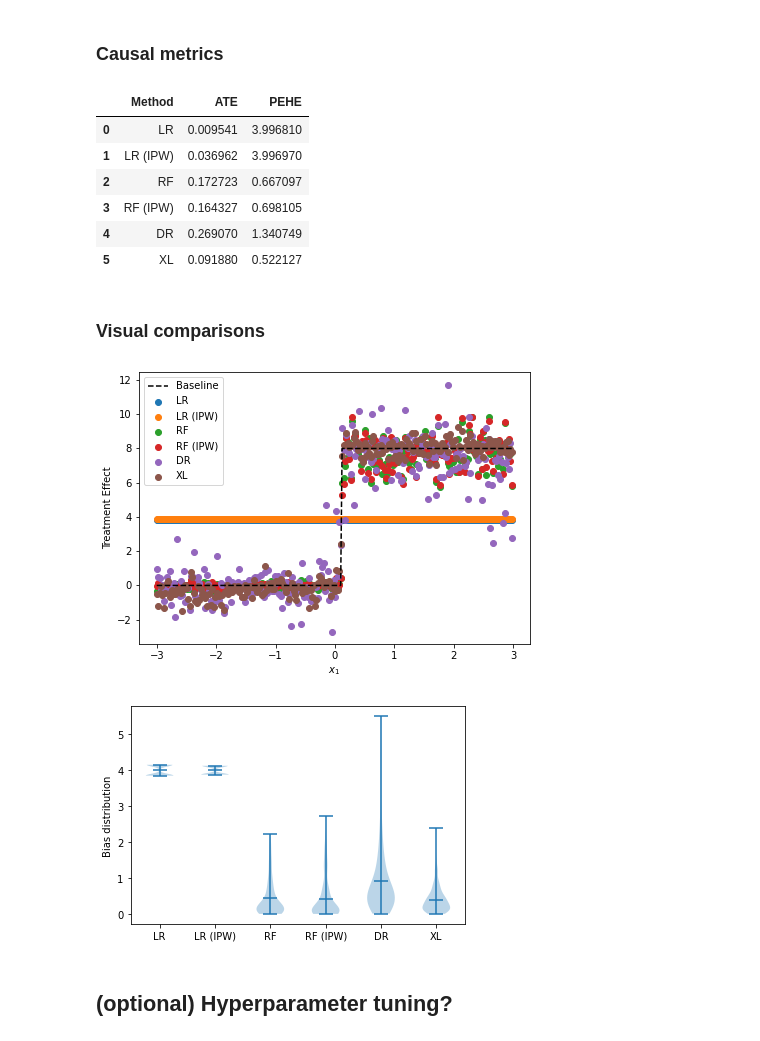
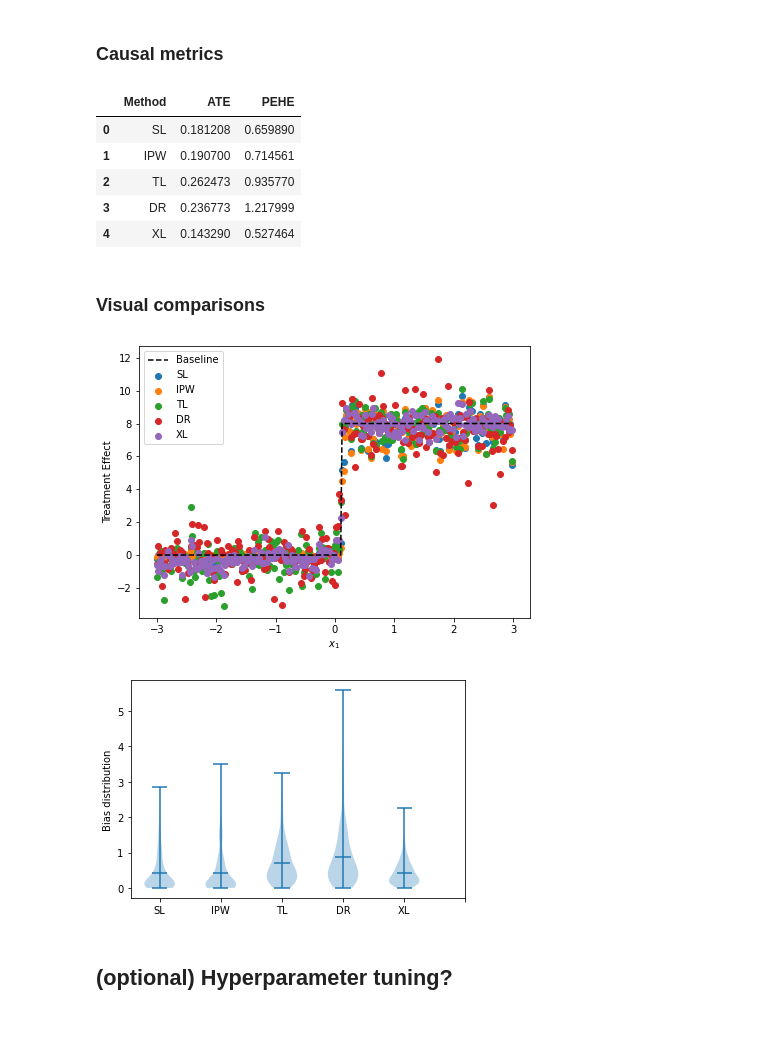
Before and after one commit to misoc-mml/ncrm-causality-2022, a Jupyter notebook: labs/part_2/Tutorial_Synth.ipynb, the cells around one changed output. Saved outputs shown, nothing was run; the diff lists cells and outputs as text; code cells hidden in the pictures.

```diff
--- a/labs/part_2/Tutorial_Synth.ipynb
+++ b/labs/part_2/Tutorial_Synth.ipynb
@@ -355,12 +446,6 @@ weights = get_ps_weights(ex_rf, X_train, t_train)
 rf_ipw = RandomForestRegressor()
 rf_ipw.fit(Xt_train, y_train, sample_weight=weights)
 
-# Predict Y_0 given [X, 0]
-y0_pred = rf_ipw.predict(Xt0_test)
-
-# Predict Y_1 given [X, 1]
-y1_pred = rf_ipw.predict(Xt1_test)
-
-# CATE = Y_1 - Y_0
-rf_ipw_te = y1_pred - y0_pred
+ipw_cate_train = rf_ipw.predict(Xt1_train) - rf_ipw.predict(Xt0_train)
+ipw_cate_test = rf_ipw.predict(Xt1_test) - rf_ipw.predict(Xt0_test)
 # %%
@@ -374,0 +473,7 @@ print(rf_ipw_pehe)
+# %%
+tl = TLearner(models=RandomForestRegressor())
+
+tl.fit(y_train, t_train, X=X_train)
+
+tl_cate_train = tl.effect(X_train)
+tl_cate_test = tl.effect(X_test)
@@ -382,7 +505,8 @@ print(rf_ipw_pehe)
 dr = DRLearner(model_propensity=RandomForestClassifier(), model_regression=RandomForestRegressor(), model_final=RandomForestRegressor(), cv=5)
 dr.fit(y_train, t_train, X=X_train)
 
-dr_te = dr.effect(X_test)
+dr_cate_train = dr.effect(X_train)
+dr_cate_test = dr.effect(X_test)
 # %% [output]
 Function get_feature_names is deprecated; get_feature_names is deprecated in 1.0 and will be removed in 1.2. Please use get_feature_names_out instead.
 # %%
@@ -458,7 +589,8 @@ We continue with random forests here by providing the X-learner with RF regresso
 xl = XLearner(models=RandomForestRegressor(), propensity_model=RandomForestClassifier())
 xl.fit(y_train, t_train, X=X_train)
 
-xl_te = xl.effect(X_test)
+xl_cate_train = xl.effect(X_train)
+xl_cate_test = xl.effect(X_test)
 # %% [output]
 Function get_feature_names is deprecated; get_feature_names is deprecated in 1.0 and will be removed in 1.2. Please use get_feature_names_out instead.
 # %%
@@ -480,10 +649,9 @@ We will examine our estimators' performance from different perspectives:
 ### Causal metrics
 # %%
 results = []
-results.append(['LR', lr_ate, lr_pehe])
-results.append(['LR (IPW)', lr_ipw_ate, lr_ipw_pehe])
-results.append(['RF', rf_ate, rf_pehe])
-results.append(['RF (IPW)', rf_ipw_ate, rf_ipw_pehe])
+results.append(['SL', sl_ate, sl_pehe])
+results.append(['IPW', rf_ipw_ate, rf_ipw_pehe])
+results.append(['TL', tl_ate, tl_pehe])
 results.append(['DR', dr_ate, dr_pehe])
 results.append(['XL', xl_ate, xl_pehe])
 
@@ -493,43 +661,40 @@ df = pd.DataFrame(results, columns=cols)
 df
 # %% [output]
 |  | Method | ATE | PEHE |
-| 0 | LR | 0.009541 | 3.996810 |
-| 1 | LR (IPW) | 0.036962 | 3.996970 |
-| 2 | RF | 0.172723 | 0.667097 |
-| 3 | RF (IPW) | 0.164327 | 0.698105 |
-| 4 | DR | 0.269070 | 1.340749 |
-| 5 | XL | 0.091880 | 0.522127 |
+| 0 | SL | 0.181208 | 0.659890 |
+| 1 | IPW | 0.190700 | 0.714561 |
+| 2 | TL | 0.262473 | 0.935770 |
+| 3 | DR | 0.236773 | 1.217999 |
+| 4 | XL | 0.143290 | 0.527464 |
 # %% [markdown]
 ### Visual comparisons
 # %%
 id = 1
 
 plt.figure(figsize=(7, 5))
 plt.plot(X_test[:, id], expected_te, color='black', ls='--', label='Baseline')
-plt.scatter(X_test[:, id], lr_te, label="LR")
-plt.scatter(X_test[:, id], lr_ipw_te, label="LR (IPW)")
-plt.scatter(X_test[:, id], rf_te, label="RF")
-plt.scatter(X_test[:, id], rf_ipw_te, label="RF (IPW)")
-plt.scatter(X_test[:, id], dr_te, label="DR")
-plt.scatter(X_test[:, id], xl_te, label="XL")
+plt.scatter(X_test[:, id], sl_cate_test, label="SL")
+plt.scatter(X_test[:, id], ipw_cate_test, label="IPW")
+plt.scatter(X_test[:, id], tl_cate_test, label="TL")
+plt.scatter(X_test[:, id], dr_cate_test, label="DR")
+plt.scatter(X_test[:, id], xl_cate_test, label="XL")
 plt.xlabel(f'$x_{id}$')
 plt.ylabel('Treatment Effect')
 plt.legend()
 plt.show()
 # %% [output]
-[figure, old version]
+[figure, new version]
 # %%
-plt.violinplot([np.abs(lr_te - expected_te),
-                np.abs(lr_ipw_te - expected_te),
-                np.abs(rf_te - expected_te),
-                np.abs(rf_ipw_te - expected_te),
-                np.abs(dr_te - expected_te),
-                np.abs(xl_te - expected_te)
+plt.violinplot([np.abs(sl_cate_test - expected_te),
+                np.abs(ipw_cate_test - expected_te),
+                np.abs(tl_cate_test - expected_te),
+                np.abs(dr_cate_test - expected_te),
+                np.abs(xl_cate_test - expected_te)
                ], showmeans=True)
 plt.ylabel("Bias distribution")
-plt.xticks([1, 2, 3, 4, 5, 6], ['LR', 'LR (IPW)', 'RF', 'RF (IPW)', 'DR', 'XL'])
+plt.xticks([1, 2, 3, 4, 5, 6], ['SL', 'IPW', 'TL', 'DR', 'XL'])
 plt.show()
 # %% [output]
-[figure, old version]
+[figure, new version]
 # %% [markdown]
 ## (optional) Hyperparameter tuning?
```
Also changed, not shown: parts of 55 cells of this notebook.
